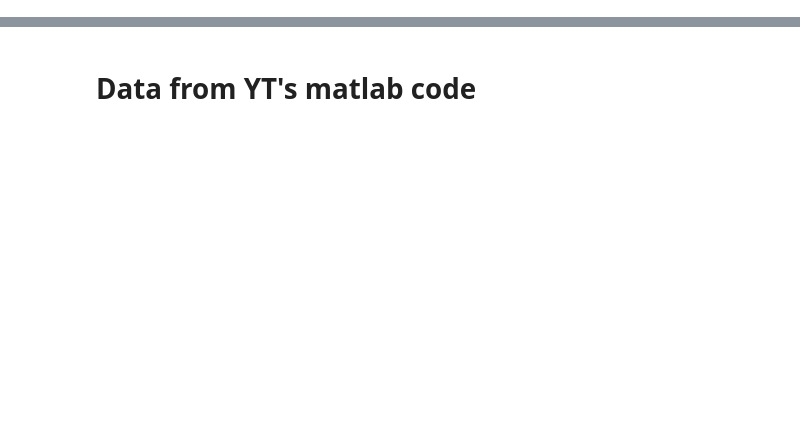
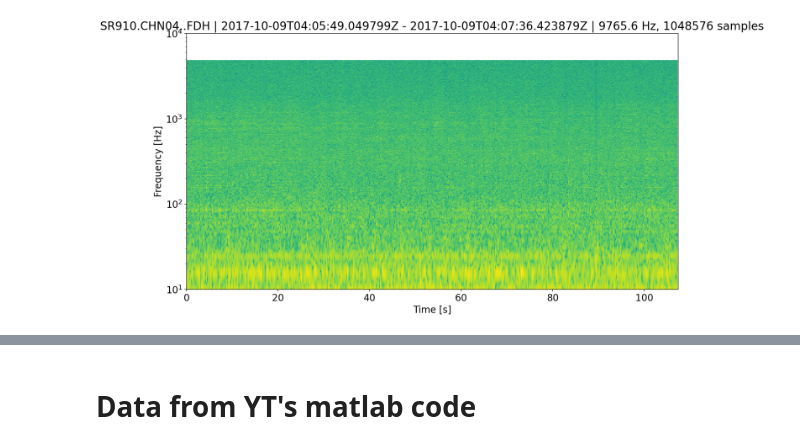
Before and after one commit to Gilaverbuch/pyOAD, a Jupyter notebook: ReadData.ipynb, the cells around one changed output, grey strips where cells are left out. Cells and saved outputs as stored; diff of their text form; code cells hidden in the pictures; blank space fills up the shorter version.

```diff
--- a/ReadData.ipynb
+++ b/ReadData.ipynb
@@ -24,8 +102,10 @@ waveforms.plot();
 # %%
-fig = waveforms[0].spectrogram(wlen=1, per_lap=0.5, log=True, dbscale=True, show=False);
+fig = waveforms_910[3].spectrogram(wlen=0.5, per_lap=0.5, log=True, dbscale=True, show=False);
 fig.set_figheight(8)
 fig.set_figwidth(15)
 plt.ylim(1e1, 1e4)
 # plt.xlim(20,30)
 plt.show()
+# %% [output]
+[figure, added]
 # %%
```
Also changed, not shown: parts of 16 cells of this notebook, 2 other files.
